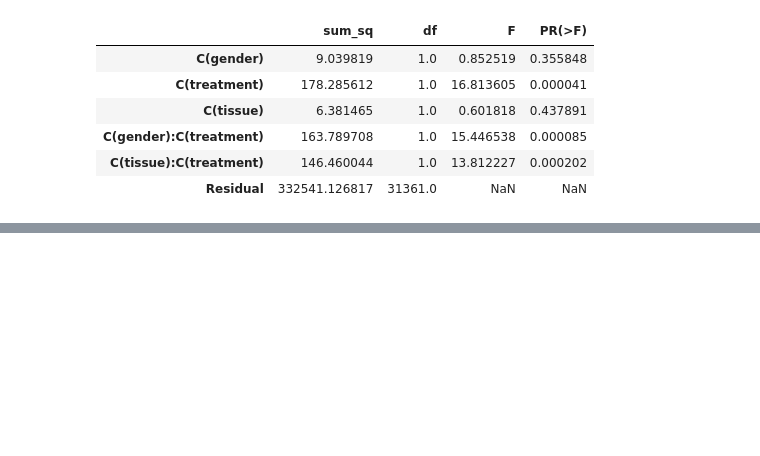
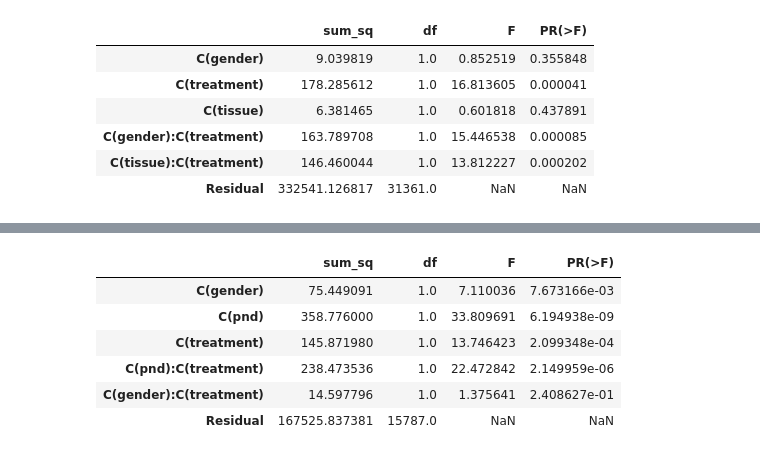
Before and after one commit to Ivan2nn/lipids, a Jupyter notebook: analysis-normalized-area.ipynb, the cells around one changed output, grey strips where cells are left out. Saved outputs shown, nothing was run; the diff lists cells and outputs as text; code cells hidden in the pictures; blank space fills up the shorter version.

```diff
--- a/analysis-normalized-area.ipynb
+++ b/analysis-normalized-area.ipynb
@@ -231,0 +258,11 @@ sm.stats.anova_lm(model, typ=2)
+# %%
+model = ols('logNormalizedArea ~ C(gender) + C(pnd) + C(treatment)+ C(pnd):C(treatment) + C(gender):C(treatment)', data=data_striatum).fit()
+sm.stats.anova_lm(model, typ=2)
+# %% [output]
+|  | sum_sq | df | F | PR(>F) |
+| C(gender) | 75.449091 | 1.0 | 7.110036 | 7.673166e-03 |
+| C(pnd) | 358.776000 | 1.0 | 33.809691 | 6.194938e-09 |
+| C(treatment) | 145.871980 | 1.0 | 13.746423 | 2.099348e-04 |
+| C(pnd):C(treatment) | 238.473536 | 1.0 | 22.472842 | 2.149959e-06 |
+| C(gender):C(treatment) | 14.597796 | 1.0 | 1.375641 | 2.408627e-01 |
+| Residual | 167525.837381 | 15787.0 | NaN | NaN |
```
Also changed, not shown: parts of 8 cells of this notebook.
